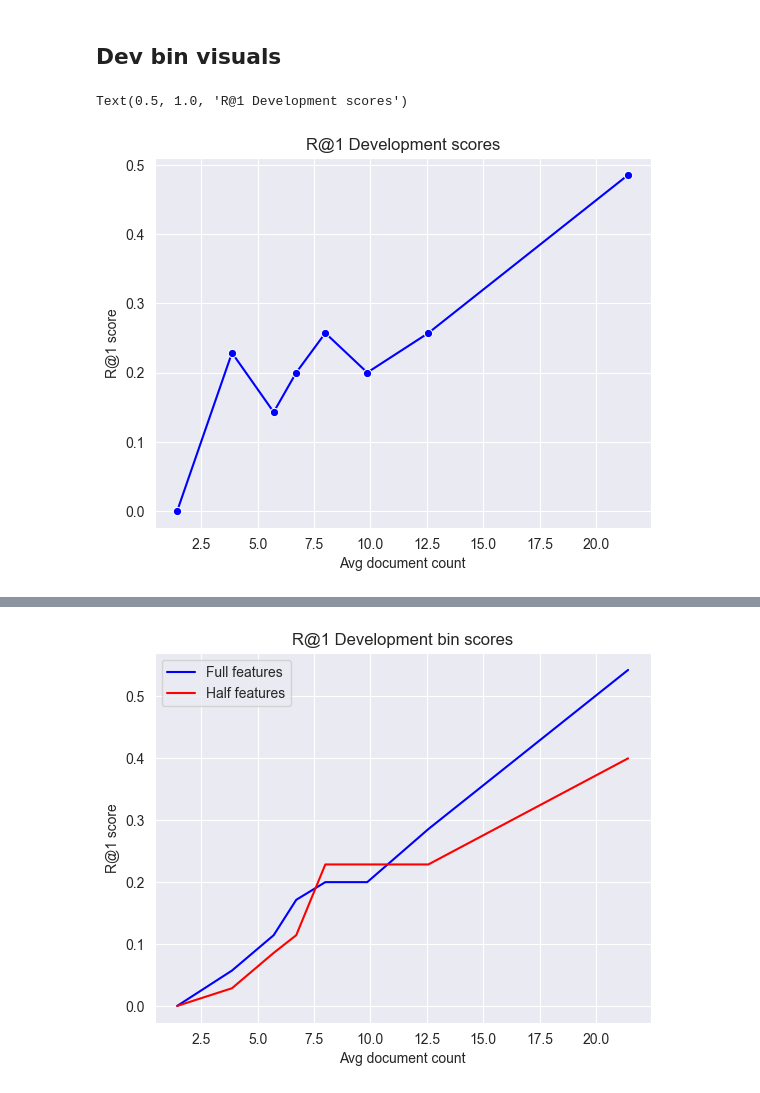
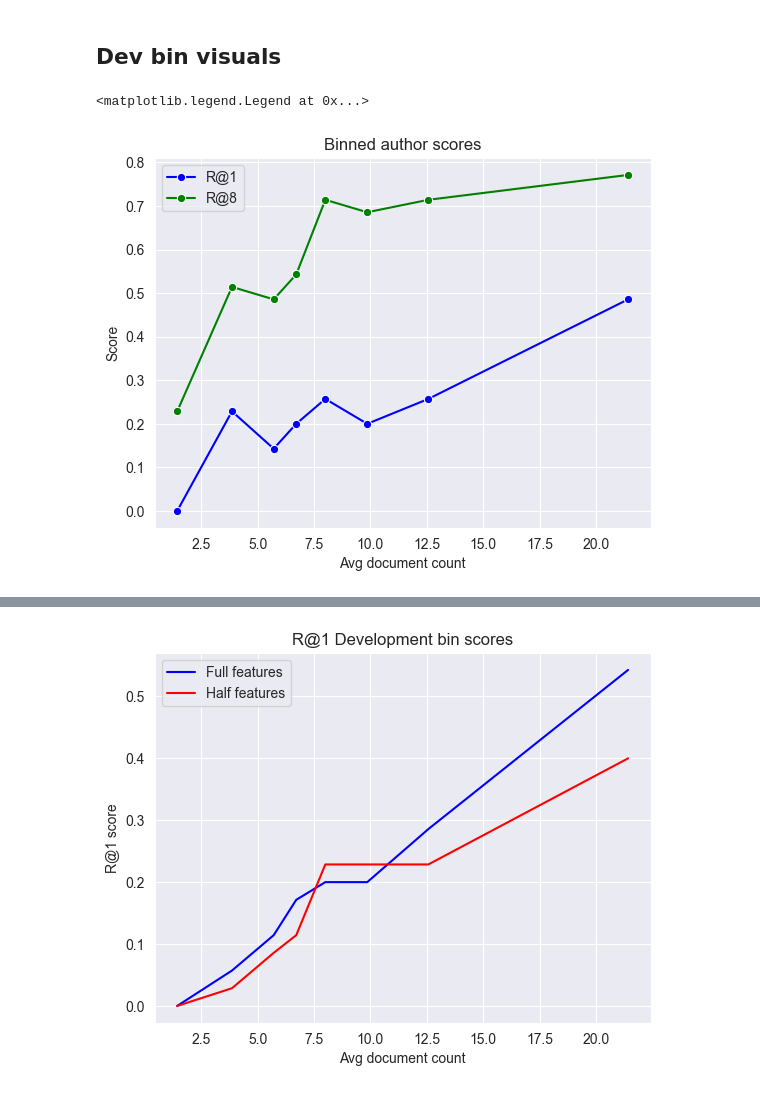
Before and after one commit to eric-sclafani/gram2vec, a Jupyter notebook: gram2vec/visualize.ipynb, the cells around one changed output, grey strips where cells are left out. Drawn from its saved outputs; the diff is of its cells as text; code cells hidden in the pictures.

```diff
--- a/gram2vec/visualize.ipynb
+++ b/gram2vec/visualize.ipynb
@@ -135,39 +120,42 @@ array([0.        , 0.31428571, 0.17142857, 0.2       , 0.2       ,
 from data.scripts.pan_create_bins import get_train_authors_sorted_by_docfreq
 
 def bin_authors(iterable) -> tuple[list[str], ...]:
     return tuple(chunked(iterable, 7))
 
 def make_doc_avg_labels(sorted_dict):
 
        labels = []
        for bin in bin_authors(list(sorted_dict.values())):
               labels.append(round(np.mean(bin), 2))
        return labels
 
 train_path = "eval/pan22_splits/knn/train.json"
 train_authors_sorted = get_train_authors_sorted_by_docfreq(train_path)
 labels = make_doc_avg_labels(train_authors_sorted)
 
 # k = 6
-all_features = np.array([0., 0.22857143, 0.14285714, 0.2, 0.25714286,0.2, 0.25714286, 0.48571429])
-half_features = np.array([0.,0.31428571, 0.17142857, 0.2, 0.2 ,0.2, 0.31428571, 0.48571429])
+r_at_1 = np.array([0., 0.22857143, 0.14285714, 0.2, 0.25714286,0.2, 0.25714286, 0.48571429])
 
+r_at_8 = np.array([0.22857143, 0.51428571, 0.48571429, 0.54285714, 0.71428571,
+       0.68571429, 0.71428571, 0.77142857])
 
 
 
 df = pd.DataFrame({
        "Bin labels": labels,
-       "Full features": all_features,
-       "Half features": half_features
+       "R@1": r_at_1,
+       "R@8": r_at_8
 })
 
 sns.set_style("darkgrid")
 
 
-sns.lineplot(data=df, x="Bin labels", y="Full features",color="blue",marker="o")
+sns.lineplot(data=df, x="Bin labels", y="R@1",color="blue",marker="o", label="R@1")
+sns.lineplot(data=df, x="Bin labels", y="R@8",color="green",marker="o", label="R@8")
 plt.xlabel("Avg document count")
-plt.ylabel("R@1 score")
-plt.title("R@1 Development scores")
+plt.ylabel("Score")
+plt.title("Binned author scores")
+plt.legend()
 # %% [output]
-Text(0.5, 1.0, 'R@1 Development scores')
+<matplotlib.legend.Legend at 0x...>
-[figure, old version]
+[figure, new version]
```
Also changed, not shown: parts of 9 cells of this notebook, 7 other files.
